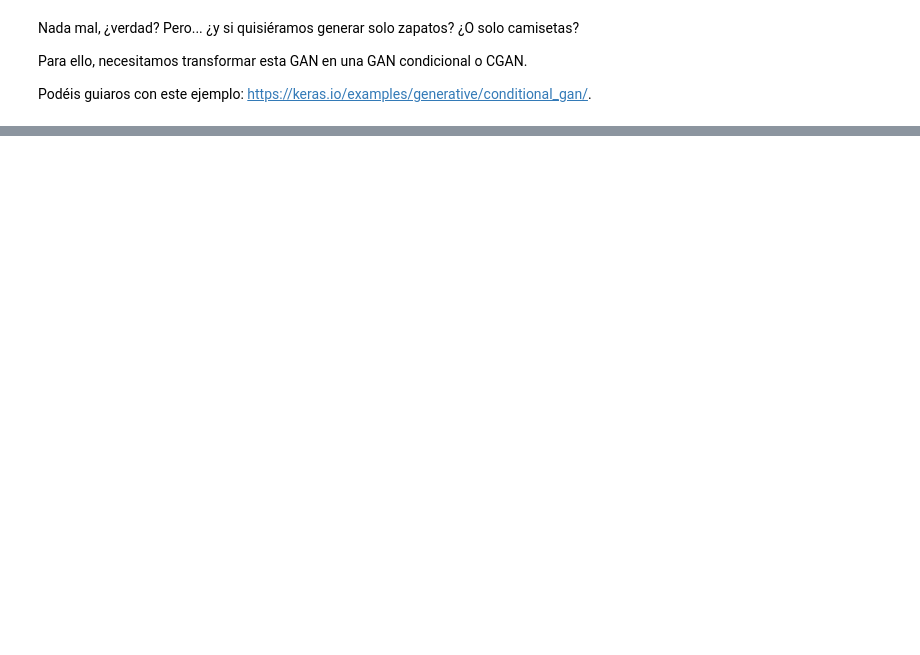
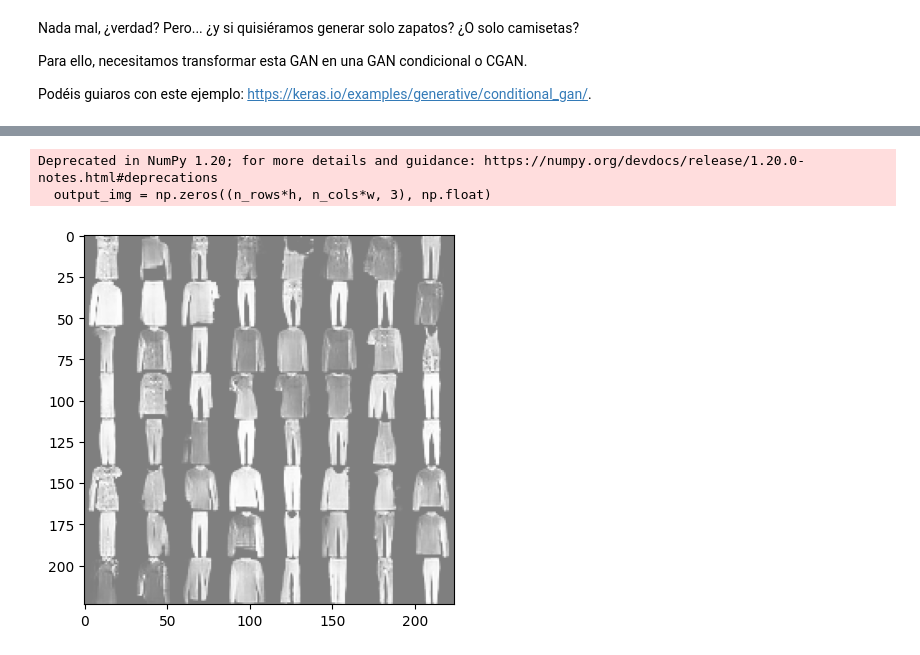
Before and after one commit to emichester/06MIAR_Aprendizaje_No_Supervisado, a Jupyter notebook: TrabajoFinal/DCGAN_FashionMNIST_Práctica.ipynb, the cells around one changed output, grey strips where cells are left out. Cells and saved outputs as stored; diff of their text form; code cells hidden in the pictures; blank space fills up the shorter version.

```diff
--- a/TrabajoFinal/DCGAN_FashionMNIST_Práctica.ipynb
+++ b/TrabajoFinal/DCGAN_FashionMNIST_Práctica.ipynb
@@ -188,5 +243,3 @@ g_model = define_generator(latent_dim)
 gan_model = define_gan(g_model, d_model)
 # load image data
 dataset = load_real_samples()
-# train model
-train(g_model, d_model, gan_model, dataset, latent_dim)
@@ -194,0 +266,3 @@ ls
+# %%
+# train model
+train(g_model, d_model, gan_model, dataset, latent_dim, n_epochs=30)
@@ -209,0 +392,22 @@ Podéis guiaros con este ejemplo: https://keras.io/examples/generative/condition
+# %%
+def plot_results(imgs, n_rows, n_cols, epoch, h=192, w=192):
+    imgs = (imgs + 1) / 2.0
+    output_img = np.zeros((n_rows*h, n_cols*w, 3), np.float)
+    k = 0
+    for i in range(n_rows):
+        for j in range(n_cols):
+            output_img[h*i:h*(i+1), w*j:w*(j+1), :] = imgs[k]
+            k += 1
+    plt.imshow(np.asarray(output_img*255., np.uint8))
+# %%
+n_samples = 64
+# %%
+# generamos imágenes diferentes con un código latente distinto
+x_input = generate_latent_points(latent_dim, n_samples)
+
+# g_model = define_generator(latent_dim)
+# _last_checkpoint = sorted(os.listdir("./checkpoints/"))[-1]
+# g_model.load_weights(os.path.join("./checkpoints/",_last_checkpoint))
+X = g_model.predict(x_input)
+plot_results(X, 8, 8, 200, h=28, w=28)
+# %% [output]
@@ -209,0 +415,3 @@ Podéis guiaros con este ejemplo: https://keras.io/examples/generative/condition
+Deprecated in NumPy 1.20; for more details and guidance: https://numpy.org/devdocs/release/1.20.0-notes.html#deprecations
+  output_img = np.zeros((n_rows*h, n_cols*w, 3), np.float)
+[figure, added]
```
Also changed, not shown: parts of 18 cells of this notebook.
